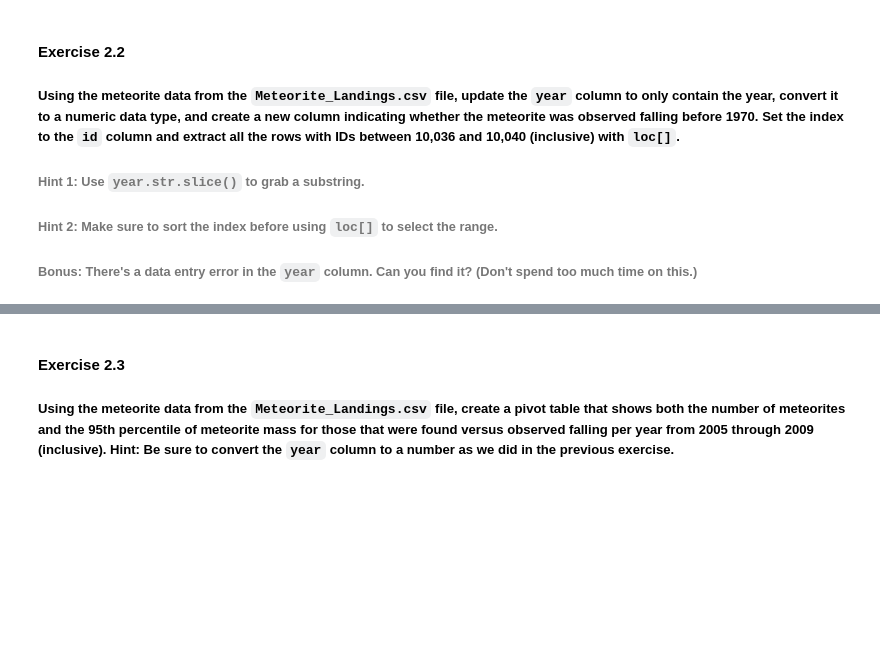
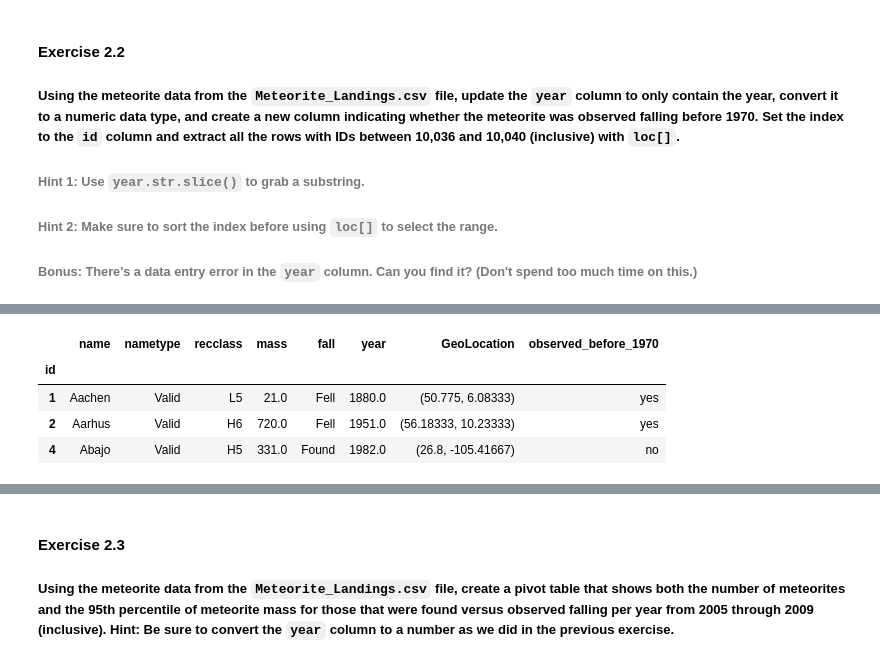
Before and after one commit to dekristi/Python_SheGoesTech_22, a Jupyter notebook: Day_17_Pandas_Data_Analysis_Library/workbook.ipynb, the cells around one changed output, grey strips where cells are left out. Saved outputs shown, nothing was run; the diff lists cells and outputs as text; code cells hidden in the pictures; blank space fills up the shorter version.

```diff
--- a/Day_17_Pandas_Data_Analysis_Library/workbook.ipynb
+++ b/Day_17_Pandas_Data_Analysis_Library/workbook.ipynb
@@ -90,0 +174,9 @@ df[df.trip_distance==max(df.trip_distance)][['fare_amount','tip_amount','tolls_a
+# %%
+meteo_df = meteo_df.sort_index()
+meteo_df.head(3)
+# %% [output]
+|  | name | nametype | recclass | mass | fall | year | GeoLocation | observed_before_1970 |
+| id |  |  |  |  |  |  |  |  |
+| 1 | Aachen | Valid | L5 | 21.0 | Fell | 1880.0 | (50.775, 6.08333) | yes |
+| 2 | Aarhus | Valid | H6 | 720.0 | Fell | 1951.0 | (56.18333, 10.23333) | yes |
+| 4 | Abajo | Valid | H5 | 331.0 | Found | 1982.0 | (26.8, -105.41667) | no |
```
Also changed, not shown: parts of 10 cells of this notebook.
